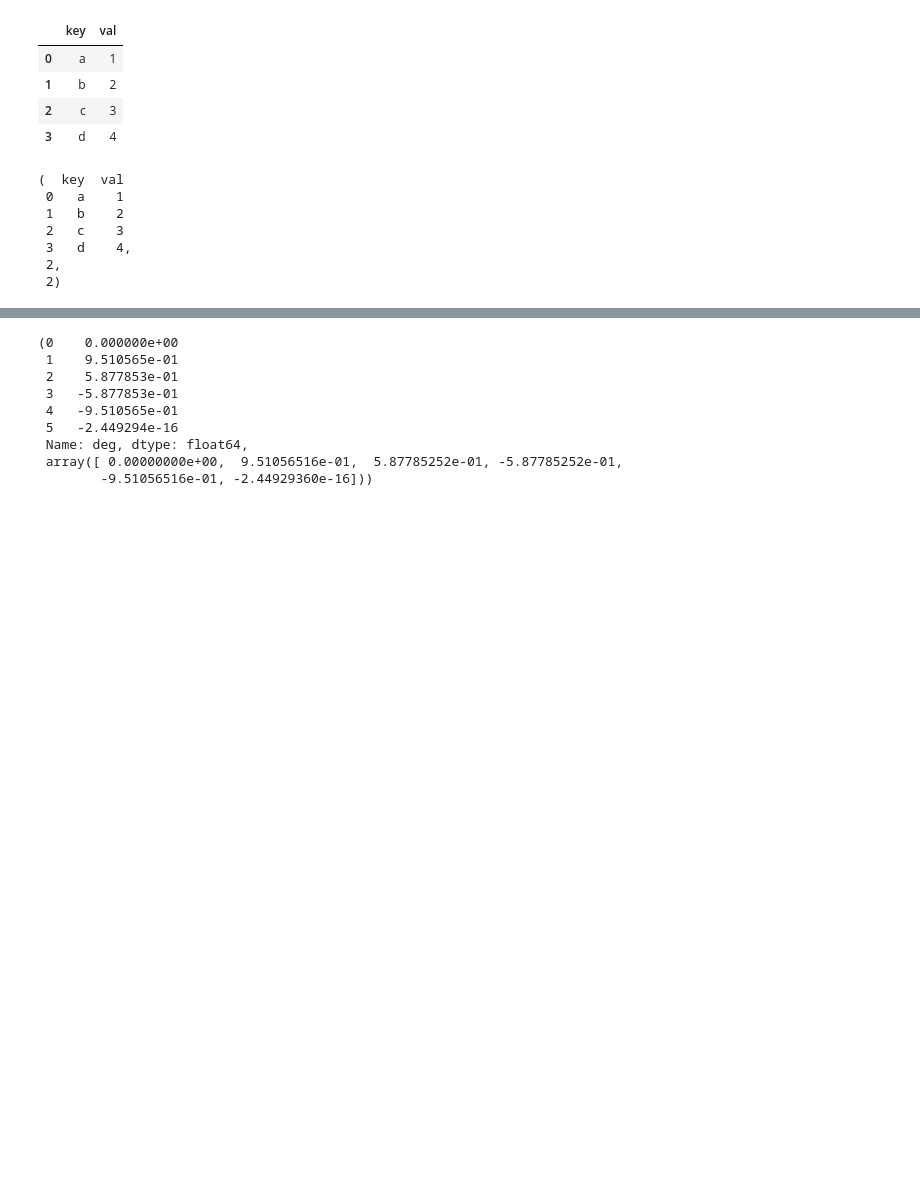
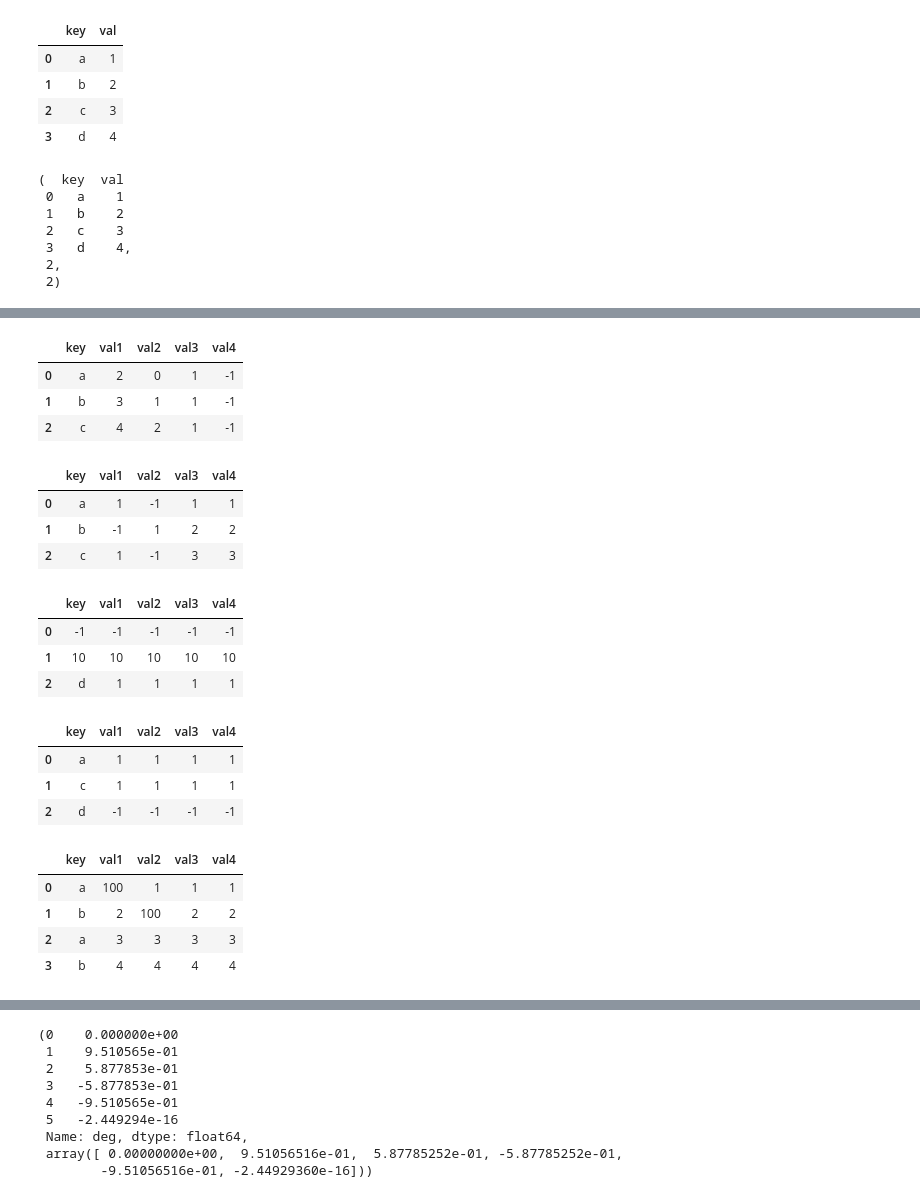
Before and after one commit to fireofearth/document, a Jupyter notebook: python/doc.pandas.ipynb, the cells around one changed output, grey strips where cells are left out. Saved outputs shown, nothing was run; the diff lists cells and outputs as text; code cells hidden in the pictures; blank space fills up the shorter version.

```diff
--- a/python/doc.pandas.ipynb
+++ b/python/doc.pandas.ipynb
@@ -56,0 +67,7 @@ df, df.iloc[1]['val'], df['val'][1]
+# %%
+def get_mock():
+    return pd.DataFrame({
+            'key': alphabet[:3],
+            'val1': np.arange(1,4), 'val2': np.arange(1,4),
+            'val3': np.arange(1,4), 'val4': np.arange(1,4)})
+get_mock()
@@ -56,0 +102,62 @@ df, df.iloc[1]['val'], df['val'][1]
+# %%
+# Operate on multiple columns at a time
+_df = get_mock()
+# Add values in selected columns in-place
+_df[['val1', 'val2']] += [1,-1] # or np.array([1,-1])
+_df[['val3', 'val4']] = [1,-1] # or np.array([1,-1])
+_df
+# %% [output]
+|  | key | val1 | val2 | val3 | val4 |
+| 0 | a | 2 | 0 | 1 | -1 |
+| 1 | b | 3 | 1 | 1 | -1 |
+| 2 | c | 4 | 2 | 1 | -1 |
+# %%
+# Operate on multiple columns at a time
+_df = get_mock()
+# Update values in selected columns in place
+_df[['val1', 'val2']] = [[1,-1],[-1,1],[1,-1]] # np.array([[1,-1],[-1,1],[1,-1]])
+_df
+# %% [output]
+|  | key | val1 | val2 | val3 | val4 |
+| 0 | a | 1 | -1 | 1 | 1 |
+| 1 | b | -1 | 1 | 2 | 2 |
+| 2 | c | 1 | -1 | 3 | 3 |
+# %%
+# Operate on rows
+df = get_mock()
+# Update values in selected row(s)
+df[df['key'] == 'a'] = -1
+df.loc[1] = 10
+df.loc[2] = pd.Series({'key': 'd', 'val1': 1, 'val2': 1, 'val3': 1, 'val4': 1})
+df
+# %% [output]
+|  | key | val1 | val2 | val3 | val4 |
+| 0 | -1 | -1 | -1 | -1 | -1 |
+| 1 | 10 | 10 | 10 | 10 | 10 |
+| 2 | d | 1 | 1 | 1 | 1 |
+# %%
+# Operate on multiple rows at a time
+df = get_mock()
+# Update values in selected row(s)
+df.loc[[1,2]] = np.array([['c',1,1,1,1],['d',-1,-1,-1,-1]])
+df
+# %% [output]
+|  | key | val1 | val2 | val3 | val4 |
+| 0 | a | 1 | 1 | 1 | 1 |
+| 1 | c | 1 | 1 | 1 | 1 |
+| 2 | d | -1 | -1 | -1 | -1 |
+# %%
+# Operate on cells
+# What is the difference between DataFrames loc(), iloc(), at(), iat()
+# https://stackoverflow.com/questions/28757389/pandas-loc-vs-iloc-vs-at-vs-iat
+# https://stackoverflow.com/questions/37216485/pandas-at-versus-loc
+df = get_mock()
+df.at[0, 'val1'] = 100
+df.loc[1, 'val2'] = 100
+df
+# %% [output]
+|  | key | val1 | val2 | val3 | val4 |
+| 0 | a | 100 | 1 | 1 | 1 |
+| 1 | b | 2 | 100 | 2 | 2 |
+| 2 | a | 3 | 3 | 3 | 3 |
+| 3 | b | 4 | 4 | 4 | 4 |
```
Also changed, not shown: parts of 15 cells of this notebook, 15 other files.
